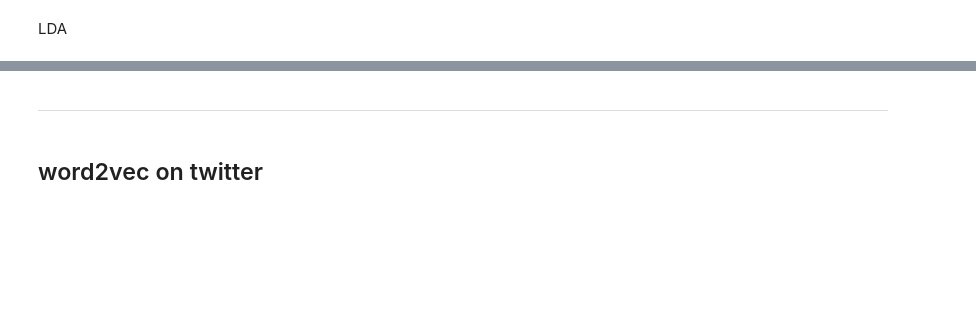
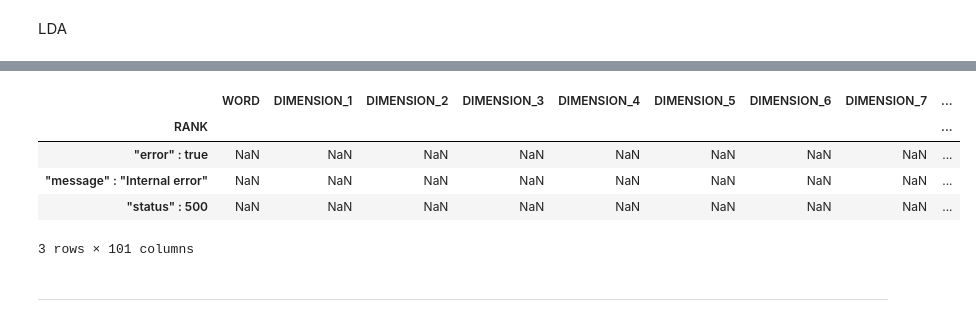
Before and after one commit to RoundU/RoundU, a Jupyter notebook: tweet to NLP.ipynb, the cells around one changed output, grey strips where cells are left out. Cells and saved outputs as stored; diff of their text form; code cells hidden in the pictures; blank space fills up the shorter version.

```diff
--- a/tweet to NLP.ipynb
+++ b/tweet to NLP.ipynb
@@ -784,0 +713,9 @@ topic
+# %%
+pd.DataFrame(modelo.iloc[-4:-1])
+# %% [output]
+|  | WORD | DIMENSION_1 | DIMENSION_2 | DIMENSION_3 | DIMENSION_4 | DIMENSION_5 | DIMENSION_6 | DIMENSION_7 | ... |
+| RANK |  |  |  |  |  |  |  |  | ... |
+| "error" : true | NaN | NaN | NaN | NaN | NaN | NaN | NaN | NaN | ... |
+| "message" : "Internal error" | NaN | NaN | NaN | NaN | NaN | NaN | NaN | NaN | ... |
+| "status" : 500 | NaN | NaN | NaN | NaN | NaN | NaN | NaN | NaN | ... |
+3 rows × 101 columns
@@ -785,4 +730,2 @@ topic
 # %% [markdown]
 -----------
-# %% [markdown]
-## word2vec on twitter
```
Also changed, not shown: parts of 75 cells of this notebook, 3 other files.
